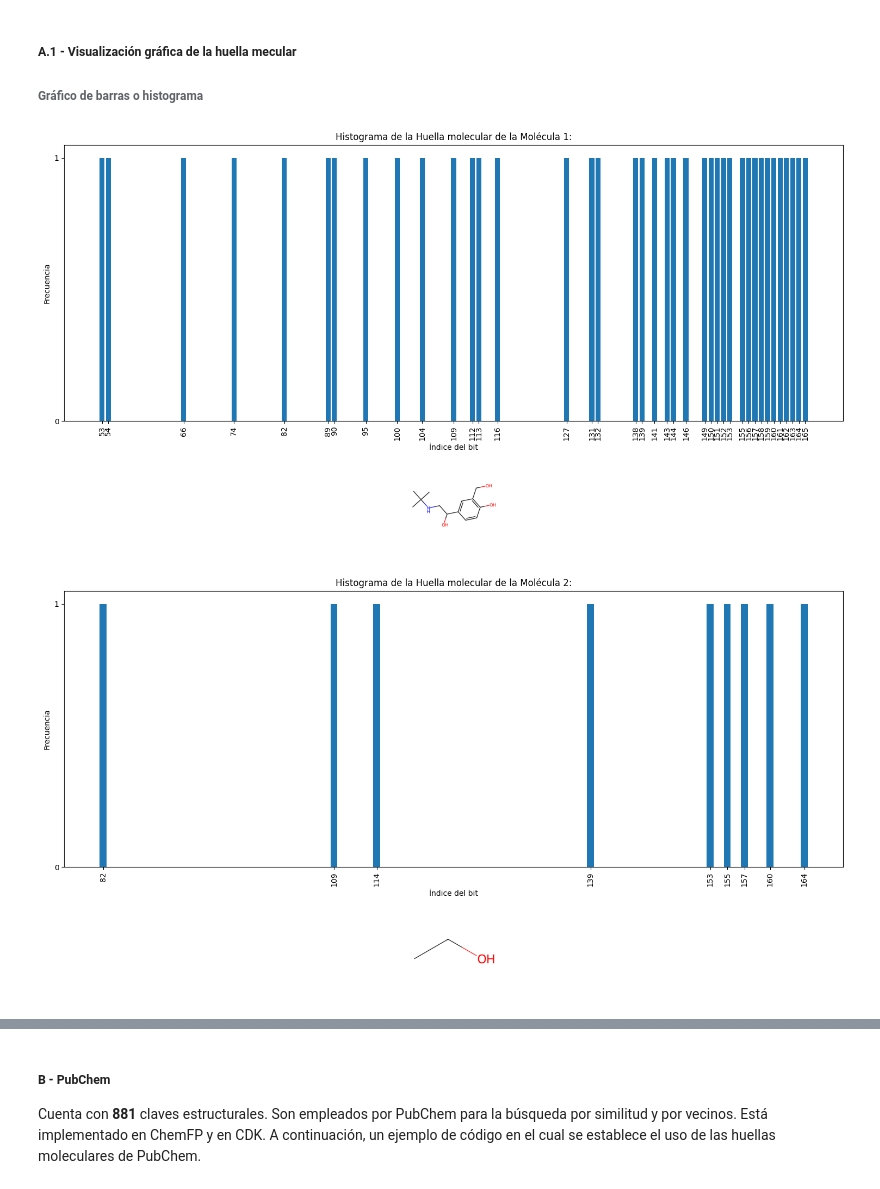
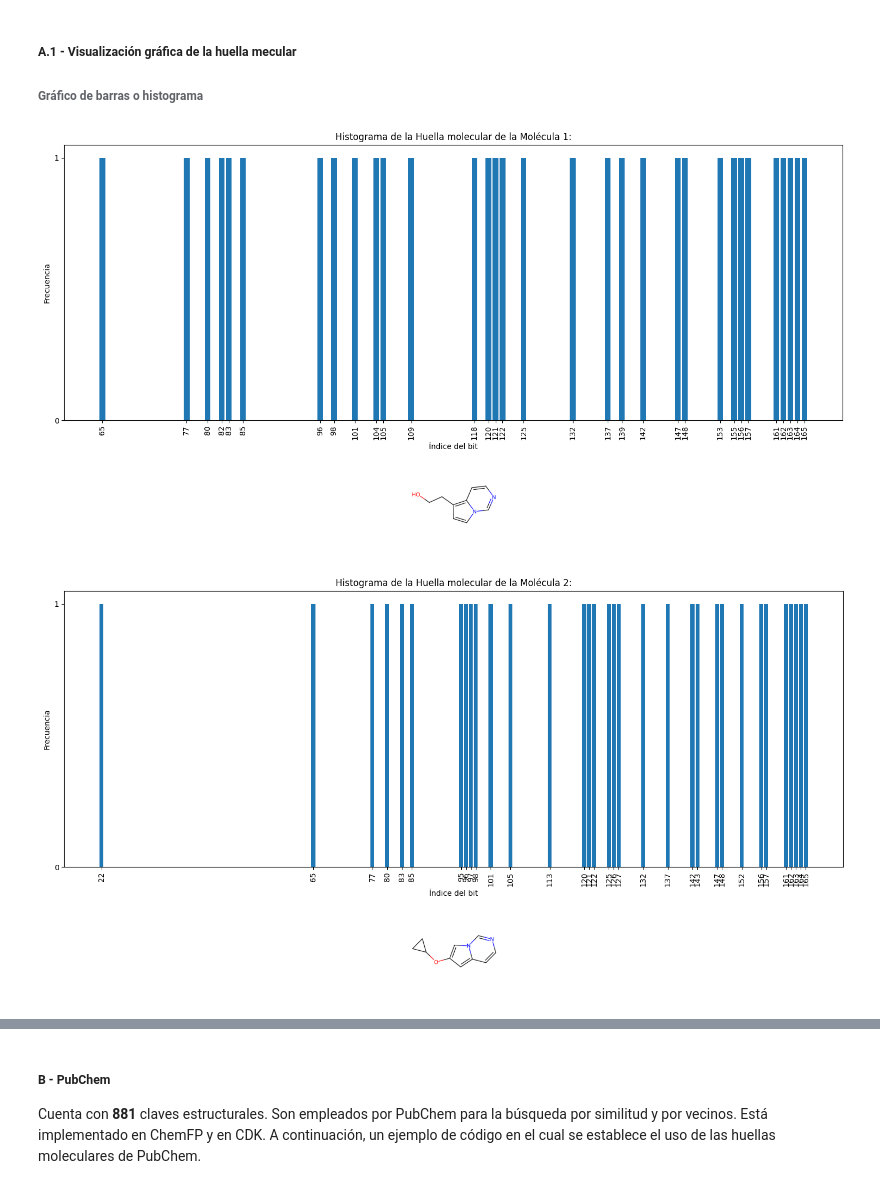
Before and after one commit to DIFACQUIM/Cursos, a Jupyter notebook: 7_1_Representación_molecular__Similitud.ipynb, the cells around one changed output, grey strips where cells are left out. Drawn from its saved outputs; the diff is of its cells as text; code cells hidden in the pictures.

```diff
--- a/7_1_Representación_molecular__Similitud.ipynb
+++ b/7_1_Representación_molecular__Similitud.ipynb
@@ -111,0 +101,26 @@ img #Muestra la imagen
+# %%
+list_of_smiles = ['OCCc1ccn2cnccc12','C1CC1Oc1cc2ccncn2c1','CNC(=O)c1nccc2cccn12']
+mol_list = [Chem.MolFromSmiles(smi) for smi in list_of_smiles]
+for mol in mol_list:
+  tmp=AllChem.Compute2DCoords(mol)
+
+
+# Asignar nombres a las moléculas (opcional si no están definidos)
+for idx, mol in enumerate(mol_list):
+    if mol is not None:  # Evitar errores si hay SMILES inválidos
+        mol.SetProp("_Name", f"Mol {idx+1}")
+
+"""
+img = Draw.MolToImage(mol_list[1], size=(300, 300))
+img.show()
+"""
+
+img_grid = Draw.MolsToGridImage(
+    mol_list,
+    molsPerRow=3,
+    subImgSize=(250, 250),
+    legends=[mol.GetProp("_Name") if mol is not None else "Unknown" for mol in mol_list]
+)
+
+#img_grid.save("mol_grid.png")  # Guardar la imagen en un archivo
+img_grid
@@ -117,6 +134,7 @@ def show_3d_figure(smi, style='stick'): #'sphere'
     mol = Chem.AddHs(mol)
     AllChem.EmbedMolecule(mol)
     AllChem.MMFFOptimizeMolecule(mol, maxIters=200)
+    mol = Chem.RemoveHs(mol)
     mblock = Chem.MolToMolBlock(mol)
 
     view = py3Dmol.view(width=200, height=200)
@@ -131,0 +145,4 @@ show_3d_figure(aspirin_smiles, style='stick')  # or 'P'
+# %%
+# example
+for i in list_of_smiles:
+  show_3d_figure(i)
@@ -149,15 +200,12 @@ A continuación, un ejemplo de código en el cual se establece el uso de MACCS k
 # %%
-# Definir las moléculas
-ms = [Chem.MolFromSmiles(aspirin_smiles),
-      Chem.MolFromSmiles('CCO'),
-      Chem.MolFromSmiles('COC')]
 # Generar las MACCS Keys para cada molécula
-fps = [MACCSkeys.GenMACCSKeys(x) for x in ms]
+fps = [MACCSkeys.GenMACCSKeys(x) for x in mol_list]
 # Convertir las MACCS Keys en una representación legible
 for i, fp in enumerate(fps):
     fps_bits=list(fp.GetOnBits())
     print(f"Molécula {i+1}:")
     print(f"MACCS Key: {fp.ToBitString()}")
     print(f"Lista de bits activos: {fps_bits}")
+get_similarity_matrix(fps)
 # %% [output]
 Molécula 1:
@@ -212,9 +264,9 @@ def visualización_fps_activos(fps, mol_images):
         plt.tight_layout()
         plt.show()
 # %%
-mol_images = [Draw.MolToImage(mol, size=(300, 300)) for mol in ms]
+mol_images = [Draw.MolToImage(mol, size=(300, 300)) for mol in mol_list]
 
 visualización_fps_activos(fps=fps,mol_images=mol_images)
 # %% [output]
-[figure, old version]
+[figure, new version]
-[figure, old version]
+[figure, new version]
```
Also changed, not shown: parts of 18 cells of this notebook.
